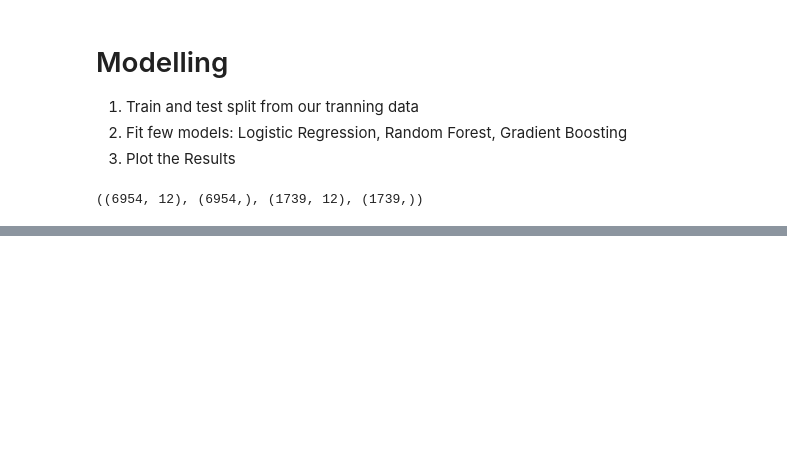
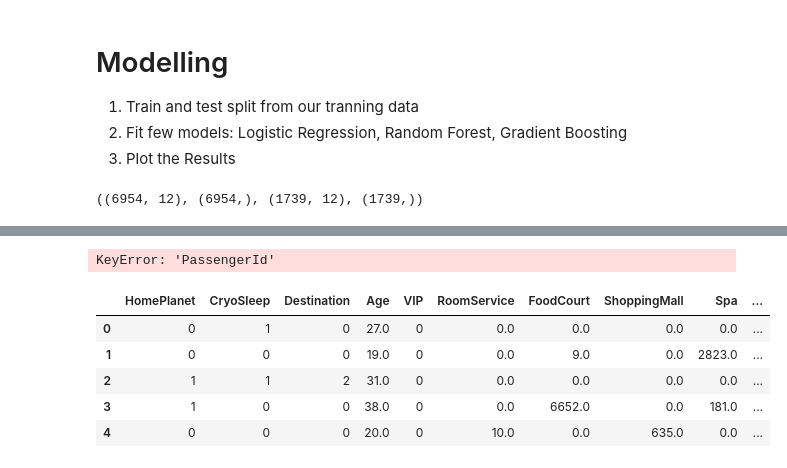
Before and after one commit to 0Ellias0/Spaceship-Titanic-Competition-, a Jupyter notebook: main.ipynb, the cells around one changed output, grey strips where cells are left out. Drawn from its saved outputs; the diff is of its cells as text; code cells hidden in the pictures; blank space fills up the shorter version.

```diff
--- a/main.ipynb
+++ b/main.ipynb
@@ -424,0 +462,8 @@ plt.ylim(0.5,1);
+# %%
+for col in categorical_v:
+    print(col, df_test[col].isnull().sum())
+# %% [output]
+KeyError: 'PassengerId'
+# %%
+for num_col in numerical_v:
+    df_test[num_col].fillna(df_test[num_col].mean(), inplace=True)
@@ -424,0 +485,9 @@ plt.ylim(0.5,1);
+# %%
+df_test.head()
+# %% [output]
+|  | HomePlanet | CryoSleep | Destination | Age | VIP | RoomService | FoodCourt | ShoppingMall | Spa | ... |
+| 0 | 0 | 1 | 0 | 27.0 | 0 | 0.0 | 0.0 | 0.0 | 0.0 | ... |
+| 1 | 0 | 0 | 0 | 19.0 | 0 | 0.0 | 9.0 | 0.0 | 2823.0 | ... |
+| 2 | 1 | 1 | 2 | 31.0 | 0 | 0.0 | 0.0 | 0.0 | 0.0 | ... |
+| 3 | 1 | 0 | 0 | 38.0 | 0 | 0.0 | 6652.0 | 0.0 | 181.0 | ... |
+| 4 | 0 | 0 | 0 | 20.0 | 0 | 10.0 | 0.0 | 635.0 | 0.0 | ... |
```
Also changed, not shown: parts of 15 cells of this notebook, 2 other files.
